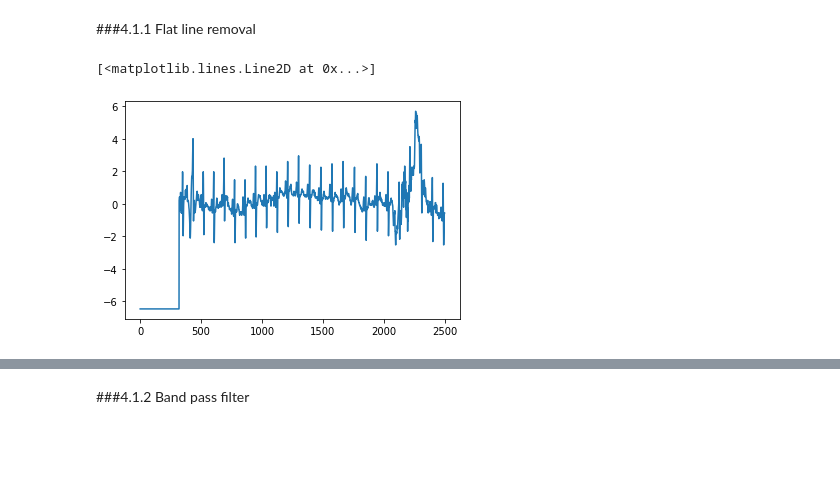
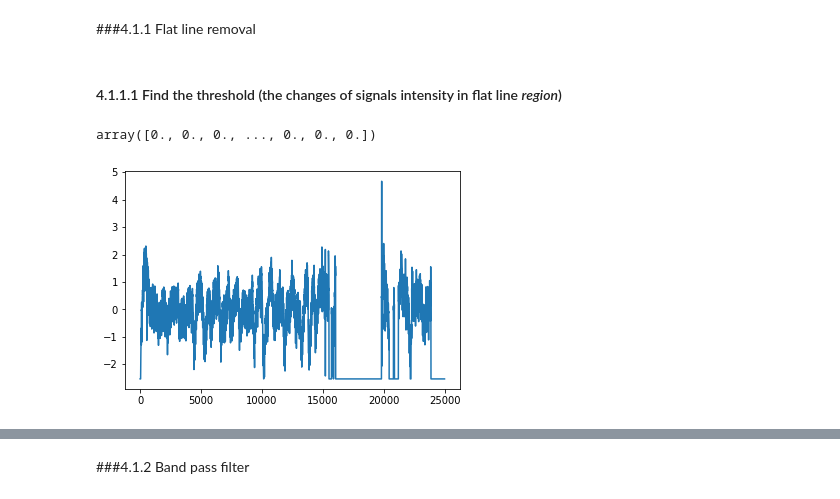
Before and after one commit to supertime1/Afib_PPG, a Jupyter notebook: Afib_Data_Clean.ipynb, the cells around one changed output, grey strips where cells are left out. Saved outputs shown, nothing was run; the diff lists cells and outputs as text; code cells hidden in the pictures; blank space fills up the shorter version.

```diff
--- a/Afib_Data_Clean.ipynb
+++ b/Afib_Data_Clean.ipynb
@@ -145,5 +142,0 @@ signals_two = sklearn.preprocessing.scale(raw_ECG_signals[2])
-# %%
-plt.plot(signals_two[:2500])
-# %% [output]
-[<matplotlib.lines.Line2D at 0x...>]
-[figure, removed]
@@ -151,0 +143,2 @@ signal_diff = abs(np.diff(signals_two[:2500]))
+# %% [markdown]
+#### 4.1.1.1 Find the threshold (the changes of signals intensity in flat line *region*)
@@ -151,0 +152,9 @@ signal_diff = abs(np.diff(signals_two[:2500]))
+# %%
+#take a look at one normalized example that has flat line regions
+signals_one = sklearn.preprocessing.scale(raw_ECG_signals[1])
+plt.plot(signals_one[75000:100000])
+signal_diff = abs(np.diff(signals_one[75000:100000]))
+signal_diff
+# %% [output]
+array([0., 0., 0., ..., 0., 0., 0.])
+[figure, added]
```
Also changed, not shown: parts of 17 cells of this notebook.
